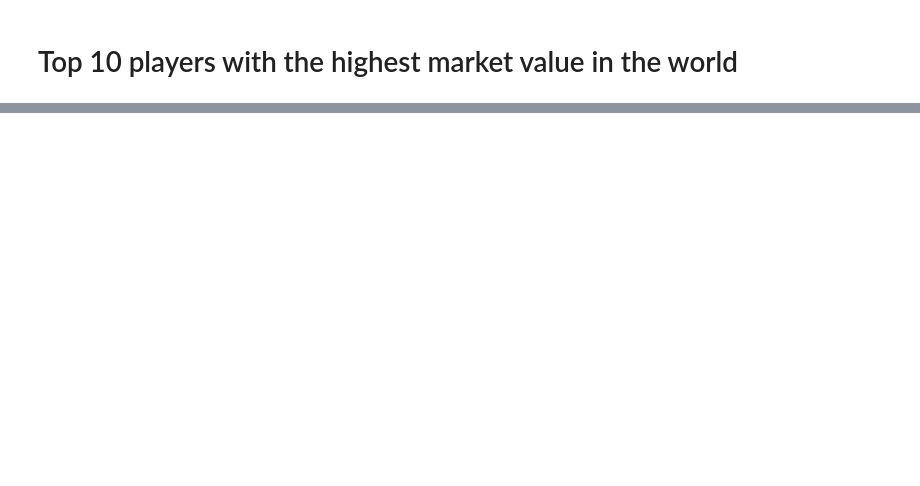
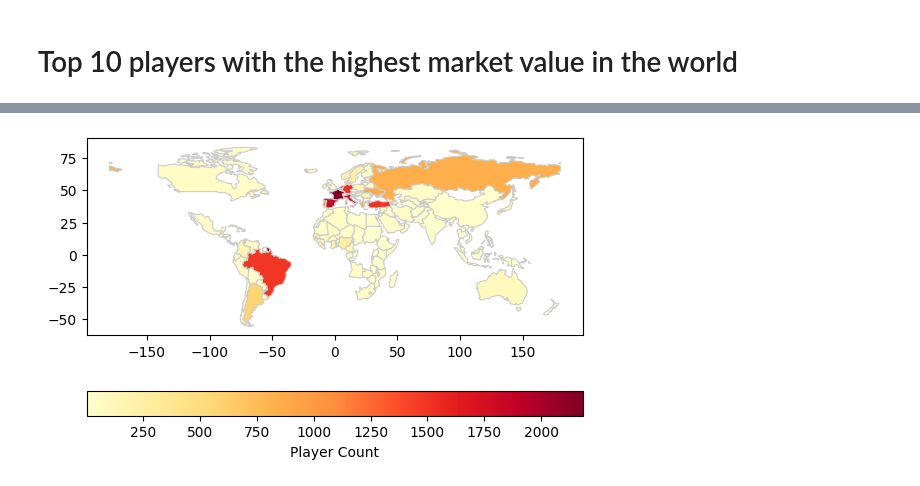
Before and after one commit to Edmi6163/Data_Analysis_part, a Jupyter notebook: src/players.ipynb, the cells around one changed output, grey strips where cells are left out. Drawn from its saved outputs; the diff is of its cells as text; code cells hidden in the pictures; blank space fills up the shorter version.

Commit message:
new geooandas graph

```diff
--- a/src/players.ipynb
+++ b/src/players.ipynb
@@ -73,11 +88,0 @@ using geopandas lib to show
-# %%
-players_df['full_name'] = players_df['first_name'] + ' ' + players_df['last_name']
-players_df['country'] = players_df['country_of_birth']
-players_df['highest_market_value_in_eur'] = players_df['highest_market_value_in_eur']
-players_df['geometry'] = gdp.tools.geocode(players_df['country'])
-gdf = gdp.GeoDataFrame(players_df, geometry='geometry')
-world = gdp.read_file(gdp.datasets.get_path('naturalearth_lowres'))
-fig, ax = plt.subplots(figsize=(15,15))
-world.boundary.plot(ax=ax)
-gdf.plot(ax=ax, color='red')
-plt.show()
@@ -85,0 +92,29 @@ NameError: name 'players_df' is not defined
+# %%
+
+# Get counts of players per country
+player_counts = players_df["country_of_birth"].value_counts()
+
+# Create a new DataFrame with country names and player counts
+player_counts_df = pd.DataFrame({
+    'name': player_counts.index,
+    'player_count': player_counts.values
+})
+
+# Merge world DataFrame with player counts
+world = world.merge(player_counts_df, how="left", on="name")
+
+# Replace NaN values with 0 (countries with no players)
+world['player_count'].fillna(0, inplace=True)
+
+# Plot the world map with player counts
+fig, ax = plt.subplots(1, 1)
+world.plot(column='player_count',
+           cmap='YlOrRd',
+           linewidth=0.8,
+           ax=ax,
+           edgecolor='0.8',
+           legend=True,
+           legend_kwds={'label': "Player Count", 'orientation': "horizontal"})
+plt.show()
+# %% [output]
+[figure, added]
```
Also changed, not shown: parts of 9 cells of this notebook.
